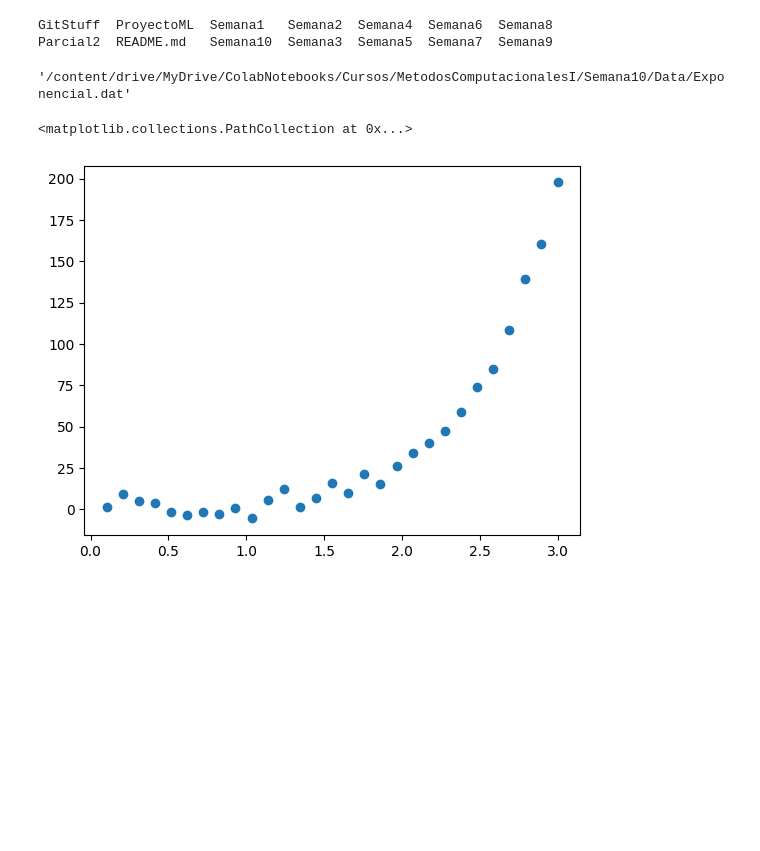
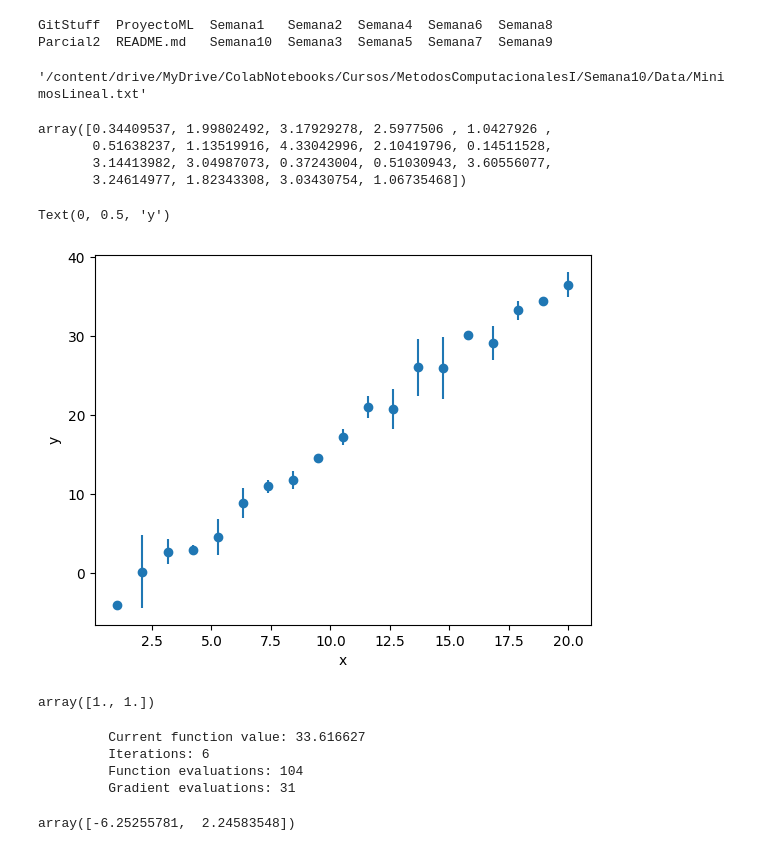
Before and after one commit to asegura4488/MetodosComputacionalesI, a Jupyter notebook: Semana10/Minimos_Optimize.ipynb, the cells around one changed output. Drawn from its saved outputs; the diff is of its cells as text; code cells hidden in the pictures; blank space fills up the shorter version.

Commit message:
Minimos Cuadrados

```diff
--- a/Semana10/Minimos_Optimize.ipynb
+++ b/Semana10/Minimos_Optimize.ipynb
@@ -14,17 +14,29 @@ os.chdir("/content/drive/MyDrive/ColabNotebooks/Cursos/MetodosComputacionalesI/"
 GitStuff  ProyectoML  Semana1   Semana2  Semana4  Semana6  Semana8
 Parcial2  README.md   Semana10  Semana3  Semana5  Semana7  Semana9
 # %%
-file = '/content/drive/MyDrive/ColabNotebooks/Cursos/MetodosComputacionalesI/Semana10/Data/Exponencial.dat'
+file = '/content/drive/MyDrive/ColabNotebooks/Cursos/MetodosComputacionalesI/Semana10/Data/MinimosLineal.txt'
+#file = '/content/drive/MyDrive/ColabNotebooks/Cursos/MetodosComputacionalesI/Semana10/Data/Exponencial.dat'
 file
 # %% [output]
-'/content/drive/MyDrive/ColabNotebooks/Cursos/MetodosComputacionalesI/Semana10/Data/Exponencial.dat'
+'/content/drive/MyDrive/ColabNotebooks/Cursos/MetodosComputacionalesI/Semana10/Data/MinimosLineal.txt'
 # %%
 data = pd.read_csv(file,sep=' ')
 data.columns = ['x','y']
 x = np.array(data['x'])
 y = np.array(data['y'])
+
+sigma = np.random.normal(1,2,len(x))
+sigma = np.abs(sigma)
+sigma
+# %% [output]
+array([0.34409537, 1.99802492, 3.17929278, 2.5977506 , 1.0427926 ,
+       0.51638237, 1.13519916, 4.33042996, 2.10419796, 0.14511528,
+       3.14413982, 3.04987073, 0.37243004, 0.51030943, 3.60556077,
+       3.24614977, 1.82343308, 3.03430754, 1.06735468])
-# %%
-plt.scatter(x,y)
-# %% [output]
-<matplotlib.collections.PathCollection at 0x...>
-[figure, removed]
+# %%
+plt.errorbar(x,y,yerr=sigma,fmt='o')
+plt.xlabel('x')
+plt.ylabel('y')
+# %% [output]
+Text(0, 0.5, 'y')
+[figure, added]
@@ -30,0 +54,5 @@ plt.scatter(x,y)
+# %%
+p0 = np.ones(2)
+p0
+# %% [output]
+array([1., 1.])
@@ -30,0 +61,13 @@ plt.scatter(x,y)
+# %%
+result = spo.minimize(nll,p0,args=(x,y,sigma,GetModel1), options={"disp":True})
+# %% [output]
+         Current function value: 33.616627
+         Iterations: 6
+         Function evaluations: 104
+         Gradient evaluations: 31
+# %%
+param = result.x
+t = np.linspace(min(x),max(x),100)
+param
+# %% [output]
+array([-6.25255781,  2.24583548])
```
Also changed, not shown: parts of 5 cells of this notebook.
